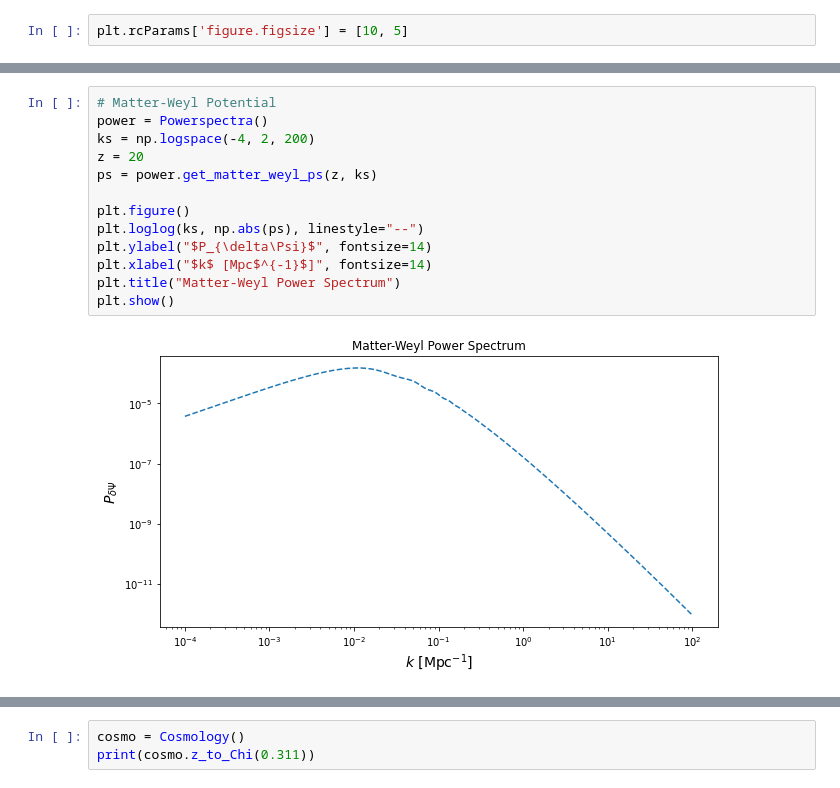
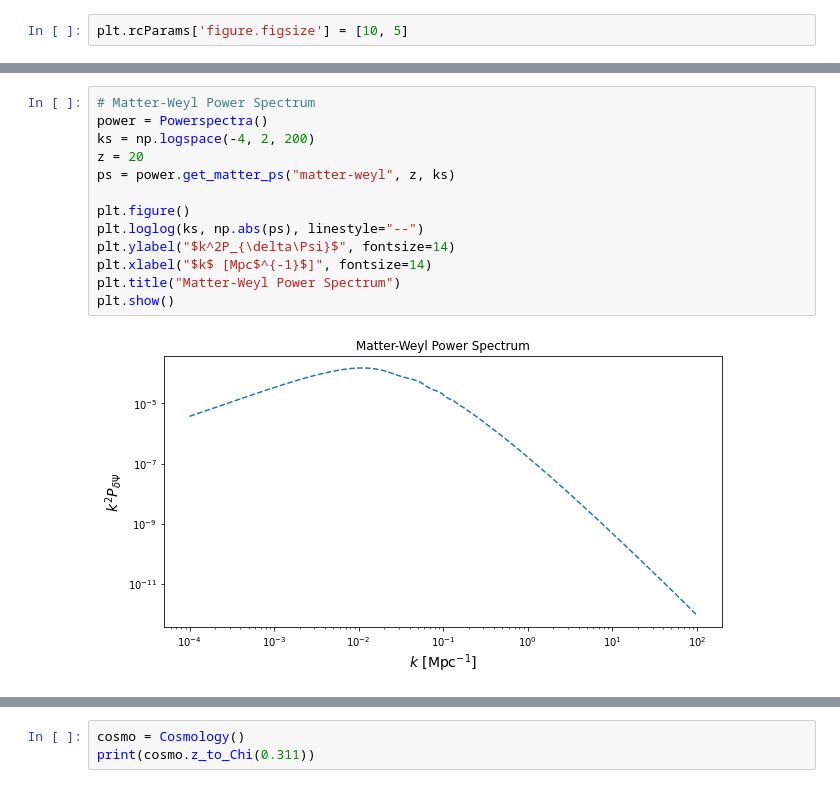
Before and after one commit to mfrobertson/omegaQE, a Jupyter notebook: kkomega/LSS.ipynb, the cells around one changed output, grey strips where cells are left out. Cells and saved outputs as stored; diff of their text form.

```diff
--- a/kkomega/LSS.ipynb
+++ b/kkomega/LSS.ipynb
@@ -10,16 +25,16 @@ plt.rcParams['figure.figsize'] = [10, 5]
 # %%
-# Matter-Weyl Potential
+# Matter-Weyl Power Spectrum
 power = Powerspectra()
 ks = np.logspace(-4, 2, 200)
 z = 20
-ps = power.get_matter_weyl_ps(z, ks)
+ps = power.get_matter_ps("matter-weyl", z, ks)
 
 plt.figure()
 plt.loglog(ks, np.abs(ps), linestyle="--")
-plt.ylabel("$P_{\delta\Psi}$", fontsize=14)
+plt.ylabel("$k^2P_{\delta\Psi}$", fontsize=14)
 plt.xlabel("$k$ [Mpc$^{-1}$]", fontsize=14)
 plt.title("Matter-Weyl Power Spectrum")
 plt.show()
 # %% [output]
-[figure, old version]
+[figure, new version]
 # %%
```
Also changed, not shown: parts of 2 cells of this notebook, 4 other files.
